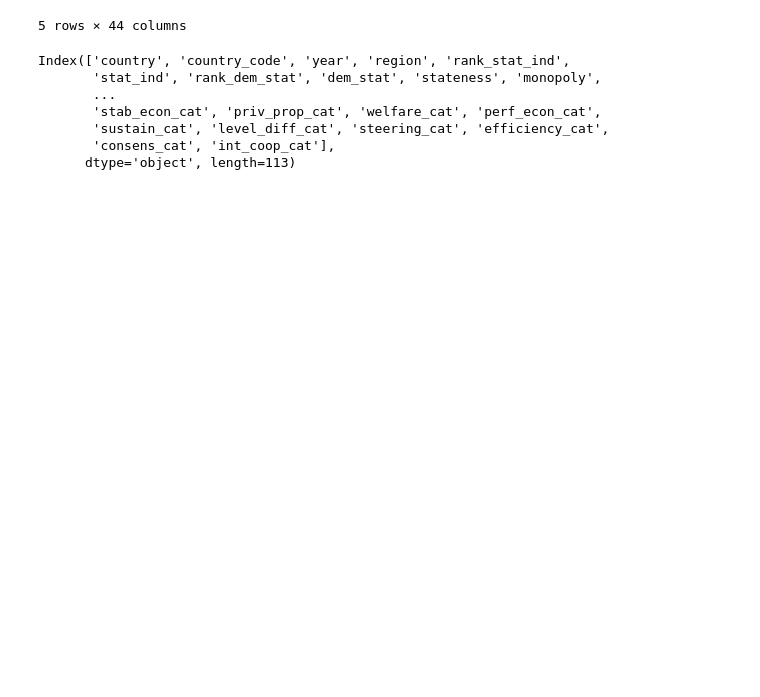
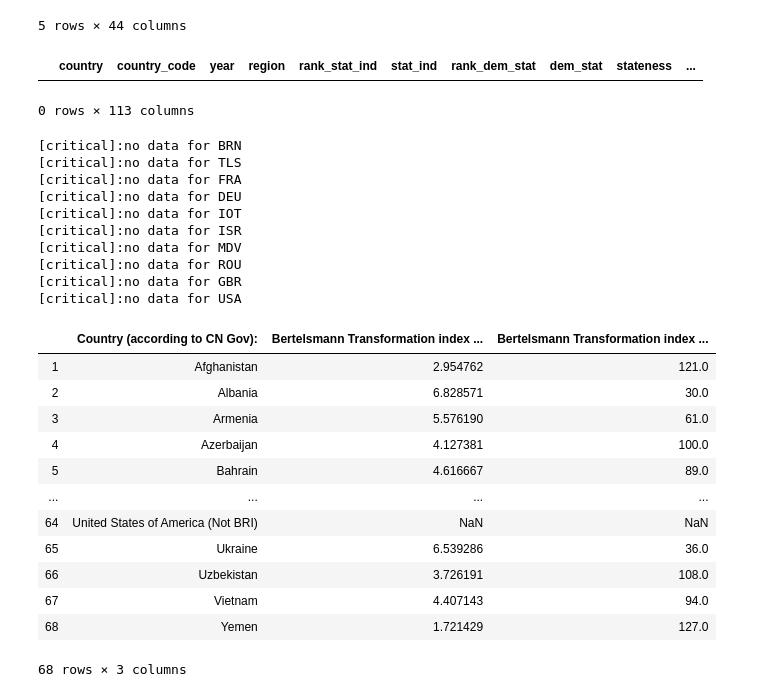
Before and after one commit to fpfaende/2019-US01-Data-Science, a Jupyter notebook: session4.ipynb, the cells around one changed output. Drawn from its saved outputs; the diff is of its cells as text; code cells hidden in the pictures; blank space fills up the shorter version.

```diff
--- a/session4.ipynb
+++ b/session4.ipynb
@@ -13,12 +13,44 @@ df.head()
 5 rows × 44 columns
 # %%
 bti_df = pd.read_csv('data-BTI-2006-2018.csv')
-bti_df.columns
+bti_df[bti_df['year'] == 2018]
+bti_df[bti_df['country_code'] == 'BRN']
 # %% [output]
+|  | country | country_code | year | region | rank_stat_ind | stat_ind | rank_dem_stat | dem_stat | stateness | ... |
-Index(['country', 'country_code', 'year', 'region', 'rank_stat_ind',
-       'stat_ind', 'rank_dem_stat', 'dem_stat', 'stateness', 'monopoly',
-       ...
-       'stab_econ_cat', 'priv_prop_cat', 'welfare_cat', 'perf_econ_cat',
-       'sustain_cat', 'level_diff_cat', 'steering_cat', 'efficiency_cat',
-       'consens_cat', 'int_coop_cat'],
-      dtype='object', length=113)
+0 rows × 113 columns
+# %%
+bti_2018 = bti_df[bti_df['year'] == 2018]
+for index, isocode in df.isocode.iteritems():
+    try:
+        ind = bti_2018[bti_2018['country_code']==isocode]['stat_ind']
+        rank = bti_2018[bti_2018['country_code']==isocode]['rank_stat_ind']
+        df.at[index,'Bertelsmann Transformation index (BTI)'] = ind
+        df.at[index,'Bertelsmann Transformation index (BTI) - Ranking'] = rank
+    except ValueError:
+        print('[critical]:no data for',isocode)
+        continue
+df[['Country (according to CN Gov):','Bertelsmann Transformation index (BTI)','Bertelsmann Transformation index (BTI) - Ranking' ]]
+# %% [output]
+[critical]:no data for BRN
+[critical]:no data for TLS
+[critical]:no data for FRA
+[critical]:no data for DEU
+[critical]:no data for IOT
+[critical]:no data for ISR
+[critical]:no data for MDV
+[critical]:no data for ROU
+[critical]:no data for GBR
+[critical]:no data for USA
+|  | Country (according to CN Gov): | Bertelsmann Transformation index ... | Bertelsmann Transformation index ... |
+| 1 | Afghanistan | 2.954762 | 121.0 |
+| 2 | Albania | 6.828571 | 30.0 |
+| 3 | Armenia | 5.576190 | 61.0 |
+| 4 | Azerbaijan | 4.127381 | 100.0 |
+| 5 | Bahrain | 4.616667 | 89.0 |
+| ... | ... | ... | ... |
+| 64 | United States of America (Not BRI) | NaN | NaN |
+| 65 | Ukraine | 6.539286 | 36.0 |
+| 66 | Uzbekistan | 3.726191 | 108.0 |
+| 67 | Vietnam | 4.407143 | 94.0 |
+| 68 | Yemen | 1.721429 | 127.0 |
+68 rows × 3 columns
```
Also changed, not shown: parts of 5 cells of this notebook.
